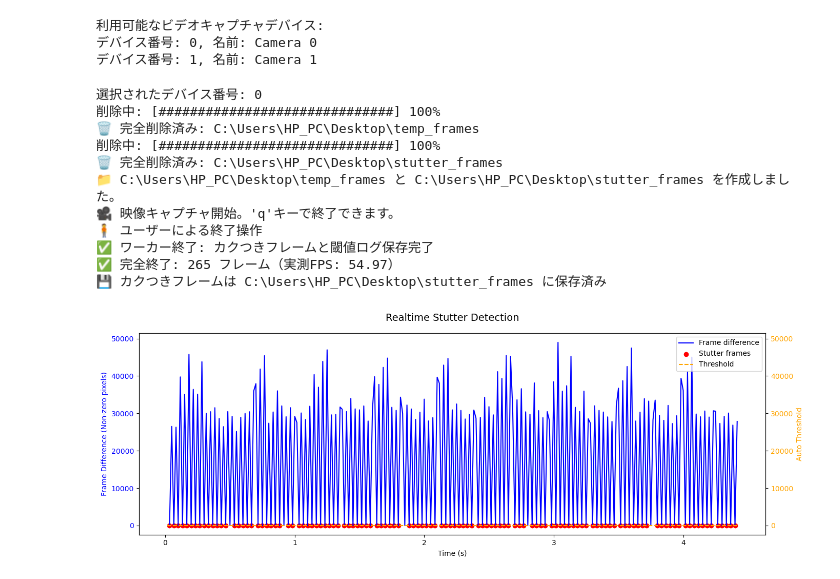
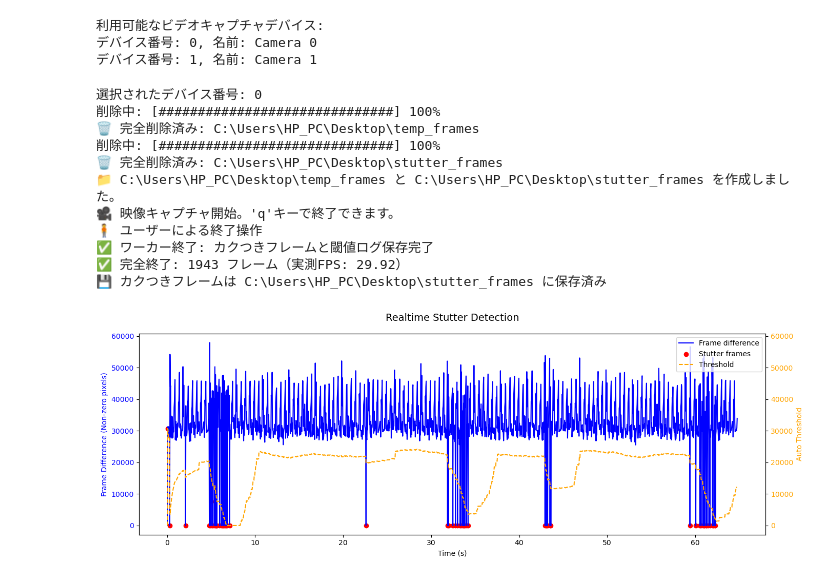
Before and after one commit to y-fukushima-0501/MAIN_workspace_TestProg_video, a Jupyter notebook: notebooks/v0.0.2.ipynb, the cells around one changed output. Saved outputs shown, nothing was run; the diff lists cells and outputs as text; code cells hidden in the pictures.

```diff
--- a/notebooks/v0.0.2.ipynb
+++ b/notebooks/v0.0.2.ipynb
@@ -349,7 +350,7 @@ def safe_rmtree(folder_path: str, retry=3, wait=0.5):
     - ワーカーはデーモンスレッドとして起動することを想定。
 """
 
-def stutter_worker_auto_threshold_csv(frame_queue, output_folder, stop_flag, fps=60, min_time_diff=0.1, k=2.0):
+def stutter_worker_auto_threshold_csv(frame_queue, output_folder, stop_flag, fps=30, min_time_diff=0.1, k=2.0):
     """
     バックグラウンドでフレームを受け取り、自動閾値による逐次カクつき検知を行うワーカー。
     計算した閾値とフレーム差分、キュー状態を CSV に記録します。
@@ -567,8 +568,8 @@ def save_worker(save_queue, folder_path, queue_log_file=None):
 """
 
 def start_capture_and_detect_worker(device_number=0, width=720, height=480,
-                                    capture_fps=60, display_fps=10,
-                                    min_time_diff=0.1, max_temp_frames=36000,
+                                    capture_fps=30, display_fps=10,
+                                    min_time_diff=0.1, max_temp_frames=18000,
                                     stop_no_diff_sec=300, k=2.0):
     """
     メインスレッドでキャプチャ＋プレビュー、バックグラウンドワーカーで逐次自動閾値カクつき検知。
@@ -595,7 +596,7 @@ def start_capture_and_detect_worker(device_number=0, width=720, height=480,
     cap.set(cv2.CAP_PROP_FRAME_WIDTH, width)
     cap.set(cv2.CAP_PROP_FRAME_HEIGHT, height)
     cap.set(cv2.CAP_PROP_FPS, capture_fps)
-    cap.set(cv2.CAP_PROP_BUFFERSIZE, 1)  # ✅ 内部バッファを1に固定（古いフレームの遅延を防ぐ）
+    cap.set(cv2.CAP_PROP_BUFFERSIZE, 1)  # ✅ 内部バッファを1に固定（古いフレームの遅延を防ぐ）最新フレームだけ取得
 
     # --- 非同期保存ワーカー起動 ---
     save_queue = queue.Queue(maxsize=100)
@@ -615,8 +616,8 @@ def start_capture_and_detect_worker(device_number=0, width=720, height=480,
     # --- キャプチャループ ---
     frame_count = 0
     display_interval = 1.0 / display_fps
-    target_interval = 1.0 / capture_fps  # ✅ カメラFPSに基づいた理想間隔
-    prev_capture_time = time.time()
+    # target_interval = 1.0 / capture_fps  # ✅ カメラFPSに基づいた理想間隔
+    # prev_capture_time = time.time()
     prev_display_time = time.time()
     start_time = time.time()
     last_diff_time = time.time()
@@ -625,17 +626,20 @@ def start_capture_and_detect_worker(device_number=0, width=720, height=480,
 
     try:
         while cap.isOpened():
-            ret, frame = cap.read()  # read() は grab()+retrieve() と同等だが最新フレームを返す
+            # for _ in range(2):  # 直近2フレームを破棄
+            #     cap.grab()
+            ret, frame = cap.read()
+            #ret, frame = cap.read()  # read() は grab()+retrieve() と同等だが最新フレームを返す
             if not ret:
                 print("⚠ フレーム取得失敗")
                 break
 
-            # --- フレーム間隔制御（60fps想定） ---
-            now = time.time()
-            elapsed = now - prev_capture_time
-            if elapsed < target_interval:
-                time.sleep(target_interval - elapsed)
-            prev_capture_time = time.time()
+            # --- フレーム間隔制御（30fps想定） ---
+            # now = time.time()
+            # elapsed = now - prev_capture_time
+            # if elapsed < target_interval:
+            #     time.sleep(target_interval - elapsed)
+            # prev_capture_time = time.time()
 
             frame_count += 1
 
@@ -648,13 +652,13 @@ def start_capture_and_detect_worker(device_number=0, width=720, height=480,
             except queue.Full:
                 print("⚠ 保存キュー満杯、フレームをスキップ")
 
-            # ワーカー用キューに送信
+            # --- 検知用キュー ---
             try:
                 frame_queue.put_nowait((frame_count, frame_copy))
             except queue.Full:
                 pass
 
-            # プレビュー表示（FPS制御）
+            # --- プレビュー表示（FPS制御） ---
             curr_time = time.time()
             if curr_time - prev_display_time >= display_interval:
                 fps_display = 1.0 / (curr_time - prev_display_time)
@@ -665,13 +669,13 @@ def start_capture_and_detect_worker(device_number=0, width=720, height=480,
                 cv2.imshow("Preview (FPS limited)", display_frame)
                 del display_frame
 
-            # 一時フォルダの容量制御
+            # --- フォルダ容量制御 ---
             if frame_count % max_temp_frames == 0:
                 safe_rmtree(temp_folder)
                 os.makedirs(temp_folder, exist_ok=True)
                 print(f"🧹 一時フォルダをクリアしました（{max_temp_frames}フレーム到達）")
 
-            # ユーザー操作で終了
+            # --- 終了条件 ---
             if cv2.waitKey(1) & 0xFF == ord('q'):
                 print("🧍 ユーザーによる終了操作")
                 stop_flag.set()  # ワーカーに停止フラグを伝える
@@ -747,7 +751,7 @@ def start_capture_and_detect_worker(device_number=0, width=720, height=480,
     - カクつきフレームの視覚化は stutter_flag の情報に基づく。
 """
 
-def plot_stutter_csv(output_folder, fps=60):
+def plot_stutter_csv(output_folder, fps=30):
     log_file = os.path.join(output_folder, "threshold_log.csv")
     if not os.path.exists(log_file):
         print("⚠ threshold_log.csv が存在しません。")
@@ -808,35 +812,35 @@ if __name__ == "__main__":
         if selected_device is not None:
             print(f"選択されたデバイス番号: {selected_device}")
         else:
             print("カメラが選択されませんでした（GUIを閉じました）")
 
     # 「カメラが選ばれたときだけキャプチャを開始する」 という安全策
     if selected_device is not None:
         # --- キャプチャ＆逐次カクつき検知実行 ---
         frame_count, output_folder, actual_fps, stutter_files = start_capture_and_detect_worker(
             device_number=selected_device,
             width=720,
             height=480,
-            capture_fps=60,
+            capture_fps=30,
             display_fps=10,
             min_time_diff=0.1,
-            max_temp_frames=36000,
+            max_temp_frames=18000,
             stop_no_diff_sec=300,
             k=2.0
         )
 
         # CSVログからグラフ化（フレーム画像を読み込む必要なし）
-        plot_stutter_csv(output_folder, fps=60)
+        plot_stutter_csv(output_folder, fps=30)
 # %% [output]
 選択されたデバイス番号: 0
 削除中: [##############################] 100%
 🗑️ 完全削除済み: C:\Users\HP_PC\Desktop\temp_frames
 削除中: [##############################] 100%
 🗑️ 完全削除済み: C:\Users\HP_PC\Desktop\stutter_frames
 📁 C:\Users\HP_PC\Desktop\temp_frames と C:\Users\HP_PC\Desktop\stutter_frames を作成しました。
 🎥 映像キャプチャ開始。'q'キーで終了できます。
 🧍 ユーザーによる終了操作
 ✅ ワーカー終了: カクつきフレームと閾値ログ保存完了
-✅ 完全終了: 265 フレーム（実測FPS: 54.97）
+✅ 完全終了: 1943 フレーム（実測FPS: 29.92）
 💾 カクつきフレームは C:\Users\HP_PC\Desktop\stutter_frames に保存済み
-[figure, old version]
+[figure, new version]
```
Also changed, not shown: parts of 1 cell of this notebook.
